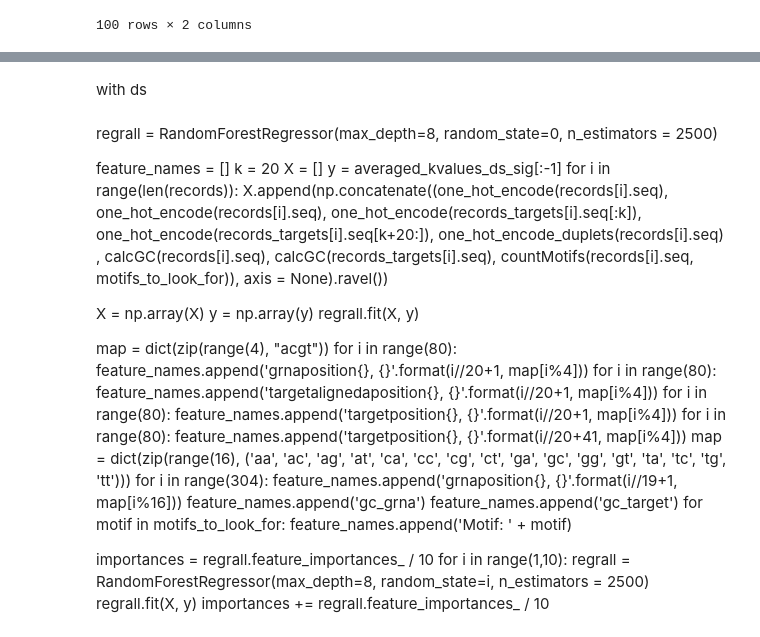
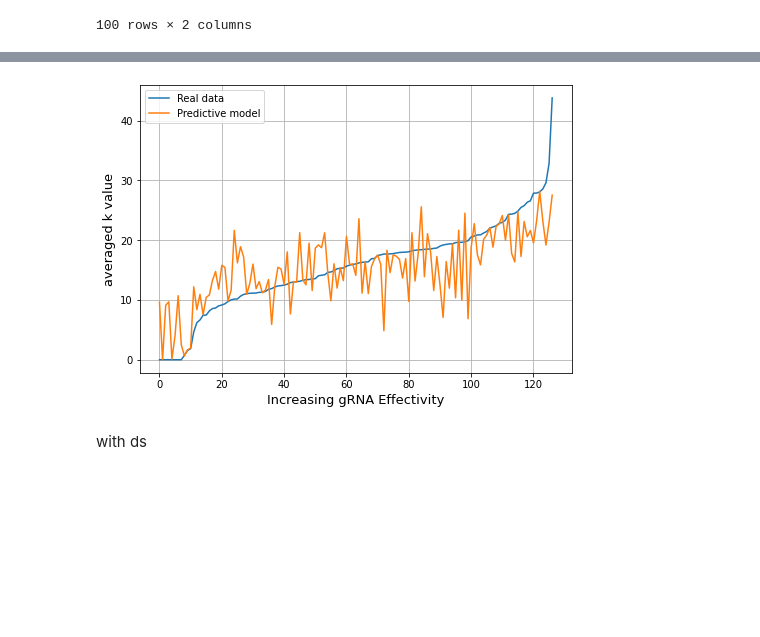
Before and after one commit to brendanhuo/IIB_project, a Jupyter notebook: Project.ipynb, the cells around one changed output, grey strips where cells are left out. Saved outputs shown, nothing was run; the diff lists cells and outputs as text; code cells hidden in the pictures; blank space fills up the shorter version.

```diff
--- a/Project.ipynb
+++ b/Project.ipynb
@@ -1342,0 +1366,6 @@ output_ss.sort_values('importance_values', ascending = False).head(10)
+# %%
+d = {'features': selected_ss.features, 'importance_values': importances}
+df = pd.DataFrame(data = d)
+# display(df.sort_values('importance_values', ascending = False).head(100))
+output_ss = df[df.importance_values > 0.01]
+output_ss.sort_values('importance_values', ascending = False).head(10)
@@ -1418,39 +1466,19 @@ plt.show()
+# %%
+pred_df = pd.DataFrame({'kvalues':averaged_kvalues_ss_sig[:-1],'predkvalues':y_predicted[:len(averaged_kvalues_ss_sig[:-1])]})
+pred_df = pred_df.sort_values('kvalues')
+pred_df = pred_df.reset_index(drop = True)
+# %%
+fig = plt.figure(1)
+ax = fig.add_axes([0,0,1,1])
+x = np.arange(len(averaged_kvalues_ss_sig[:-1]))
+ax.plot(x, pred_df.kvalues, label = 'Real data')
+
+ax.plot(x, pred_df.predkvalues, label = 'Predictive model')
+# plt.title('Comparison of ss and ds k values (using logistic)')
+plt.xlabel('Increasing gRNA Effectivity', fontsize=13);plt.ylabel('averaged k value', fontsize=13);plt.grid()
+plt.legend()
+plt.show()
+# %% [output]
+[figure, added]
 # %% [markdown]
 with ds
-# %% [markdown]
-regrall = RandomForestRegressor(max_depth=8, random_state=0, n_estimators = 2500)
-
-feature_names = []
-k = 20
-X = []
-y = averaged_kvalues_ds_sig[:-1]
-for i in range(len(records)):
-  X.append(np.concatenate((one_hot_encode(records[i].seq), one_hot_encode(records[i].seq), one_hot_encode(records_targets[i].seq[:k]), one_hot_encode(records_targets[i].seq[k+20:]), one_hot_encode_duplets(records[i].seq)
-                           , calcGC(records[i].seq), calcGC(records_targets[i].seq), countMotifs(records[i].seq, motifs_to_look_for)), axis = None).ravel())
-
-X = np.array(X)
-y = np.array(y)
-regrall.fit(X, y)
-
-map = dict(zip(range(4), "acgt"))
-for i in range(80):
-  feature_names.append('grnaposition{}, {}'.format(i//20+1, map[i%4]))
-for i in range(80):
-  feature_names.append('targetalignedaposition{}, {}'.format(i//20+1, map[i%4]))
-for i in range(80):
-  feature_names.append('targetposition{}, {}'.format(i//20+1, map[i%4]))
-for i in range(80):
-  feature_names.append('targetposition{}, {}'.format(i//20+41, map[i%4]))
-map = dict(zip(range(16), ('aa', 'ac', 'ag', 'at', 'ca', 'cc', 'cg', 'ct', 'ga', 'gc', 'gg', 'gt', 'ta', 'tc', 'tg', 'tt')))
-for i in range(304):
-  feature_names.append('grnaposition{}, {}'.format(i//19+1, map[i%16]))
-feature_names.append('gc_grna')
-feature_names.append('gc_target')
-for motif in motifs_to_look_for:
-  feature_names.append('Motif: ' + motif)
-
-importances = regrall.feature_importances_ / 10
-for i in range(1,10):
-  regrall = RandomForestRegressor(max_depth=8, random_state=i, n_estimators = 2500)
-  regrall.fit(X, y)
-  importances += regrall.feature_importances_ / 10
```
Also changed, not shown: parts of 26 cells of this notebook, 4 other files.
